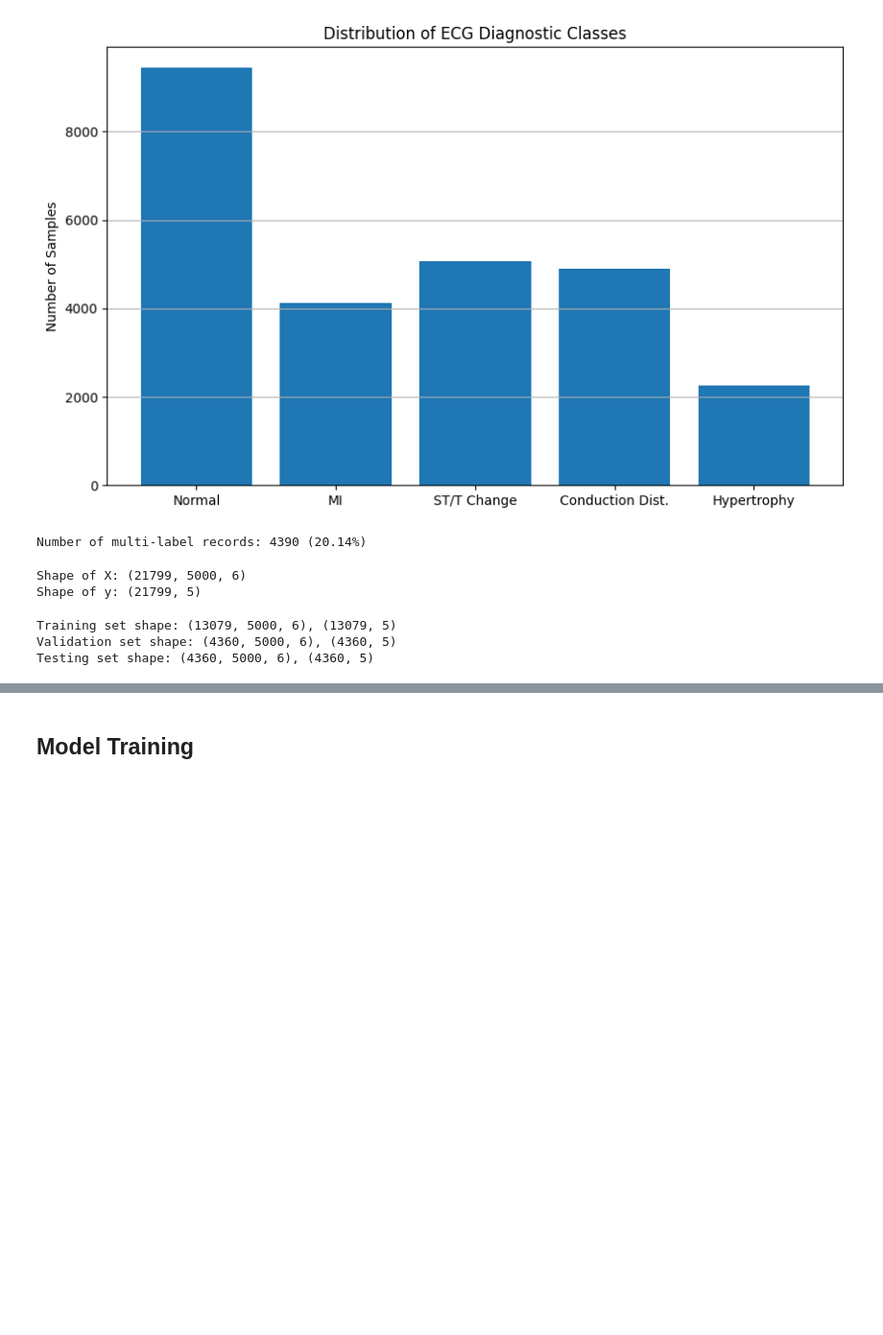
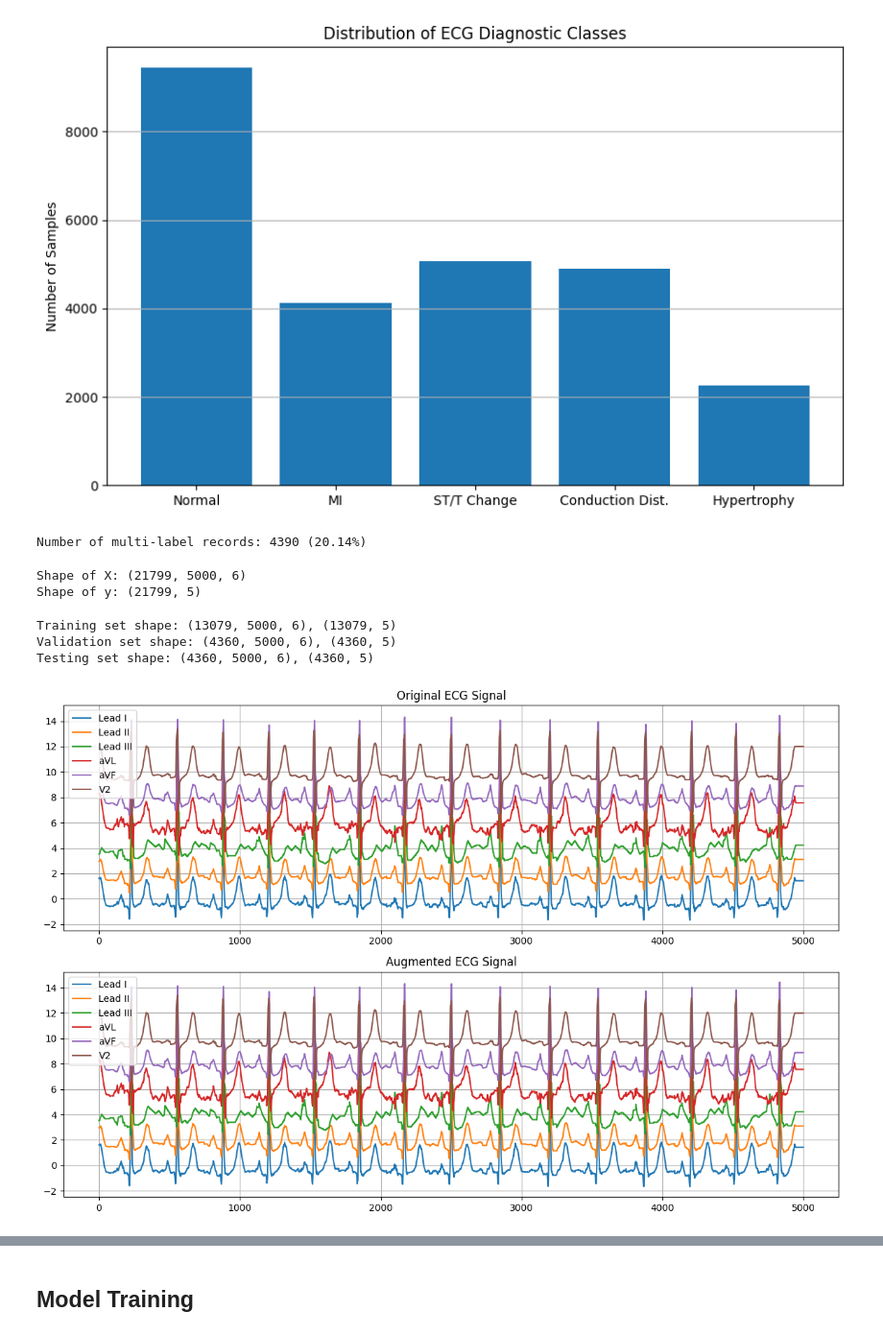
Before and after one commit to h599025/1D-CNN_For_ECG_measurements, a Jupyter notebook: notebooks/01_ecg_analysis.ipynb, the cells around one changed output, grey strips where cells are left out. Shown: that part at 96% size. Saved outputs shown, nothing was run; the diff lists cells and outputs as text; code cells hidden in the pictures; blank space fills up the shorter version.

```diff
--- a/notebooks/01_ecg_analysis.ipynb
+++ b/notebooks/01_ecg_analysis.ipynb
@@ -194,17 +195,111 @@ Shape of y: (21799, 5)
 # %%
 # Split dataset into Train/Validation/Test Sets
 y = y.astype(np.float32)
 
 #X_train, y_train, X_temp, y_temp = train_test_split(X, y, test_size=0.4, random_state=42, stratify=y)
 #X_val, y_val, X_test, y_test = train_test_split(X_temp, y_temp, test_size=0.5, random_state=42, stratify=y_temp)
 
 X_train, y_train, X_temp, y_temp = iterative_train_test_split(X, y, test_size=0.4)
 X_val, y_val, X_test, y_test = iterative_train_test_split(X_temp, y_temp, test_size=0.5)
 
 print(f"Training set shape: {X_train.shape}, {y_train.shape}")
 print(f"Validation set shape: {X_val.shape}, {y_val.shape}")
 print(f"Testing set shape: {X_test.shape}, {y_test.shape}")
+
+
+### **8️⃣ Data Augmentation for ECG Signals**
+def augment_ecg_signals(ecg_batch, augment_ratio=0.5, noise_level=0.05, time_shift_max=200):
+    """
+    Apply data augmentation to ECG signals.
+
+    Parameters:
+    - ecg_batch: Batch of ECG signals with shape (batch_size, time_steps, channels)
+    - augment_ratio: Fraction of samples to augment
+    - noise_level: Amplitude of Gaussian noise to add
+    - time_shift_max: Maximum number of steps for time shifting
+
+    Returns:
+    - Augmented ECG signals
+    """
+    batch_size = ecg_batch.shape[0]
+    augmented_batch = ecg_batch.copy()
+
+    # Randomly select samples to augment
+    indices_to_augment = np.random.choice(
+        batch_size,
+        size=int(batch_size * augment_ratio),
+        replace=False
+    )
+
+    for idx in indices_to_augment:
+        # Randomly choose augmentation technique(s)
+        techniques = np.random.choice(
+            ['noise', 'time_shift', 'amplitude_scale', 'invert'],
+            size=np.random.randint(1, 3),  # Apply 1-2 techniques
+            replace=False
+        )
+
+        signal = augmented_batch[idx].copy()
+
+        # Apply selected augmentation techniques
+        for technique in techniques:
+            if technique == 'noise':
+                # Add Gaussian noise
+                noise = np.random.normal(0, noise_level, signal.shape)
+                signal = signal + noise
+
+            elif technique == 'time_shift':
+                # Random time shift (equivalent to circular shift for ECG)
+                shift_amount = np.random.randint(-time_shift_max, time_shift_max)
+                signal = np.roll(signal, shift_amount, axis=0)
+
+            elif technique == 'amplitude_scale':
+                # Random amplitude scaling
+                scale_factor = np.random.uniform(0.8, 1.2)
+                signal = signal * scale_factor
+
+            elif technique == 'invert':
+                # Randomly invert signal (only with small probability, as this is more aggressive)
+                if np.random.rand() < 0.2:  # 20% chance
+                    signal = -signal
+
+        augmented_batch[idx] = signal
+
+    return augmented_batch
+
+# Apply data augmentation to training data only
+X_train_augmented = augment_ecg_signals(X_train)
+
+# Visualize original vs augmented signal
+plt.figure(figsize=(12, 8))
+sample_idx = np.random.randint(0, len(X_train))
+
+# Plot original signal
+plt.subplot(2, 1, 1)
+for i in range(X_train[sample_idx].shape[1]):
+    plt.plot(X_train[sample_idx][:, i] + (i * 2), label=FOCUS_LEAD_NAMES[i])
+plt.title("Original ECG Signal")
+plt.legend()
+plt.grid(True)
+
+# Plot augmented signal
+plt.subplot(2, 1, 2)
+for i in range(X_train_augmented[sample_idx].shape[1]):
+    plt.plot(X_train_augmented[sample_idx][:, i] + (i * 2), label=FOCUS_LEAD_NAMES[i])
+plt.title("Augmented ECG Signal")
+plt.legend()
+plt.grid(True)
+plt.tight_layout()
+plt.show()
+
+# Combine original and augmented data
+X_train_combined = np.vstack([X_train, X_train_augmented])
+y_train_combined = np.vstack([y_train, y_train])
+
+print(f"Original training set shape: {X_train.shape}")
+print(f"Augmented training set shape: {X_train_combined.shape}")
 # %% [output]
 Training set shape: (13079, 5000, 6), (13079, 5)
 Validation set shape: (4360, 5000, 6), (4360, 5)
 Testing set shape: (4360, 5000, 6), (4360, 5)
+[figure, added]
```
Also changed, not shown: parts of 5 cells of this notebook.
